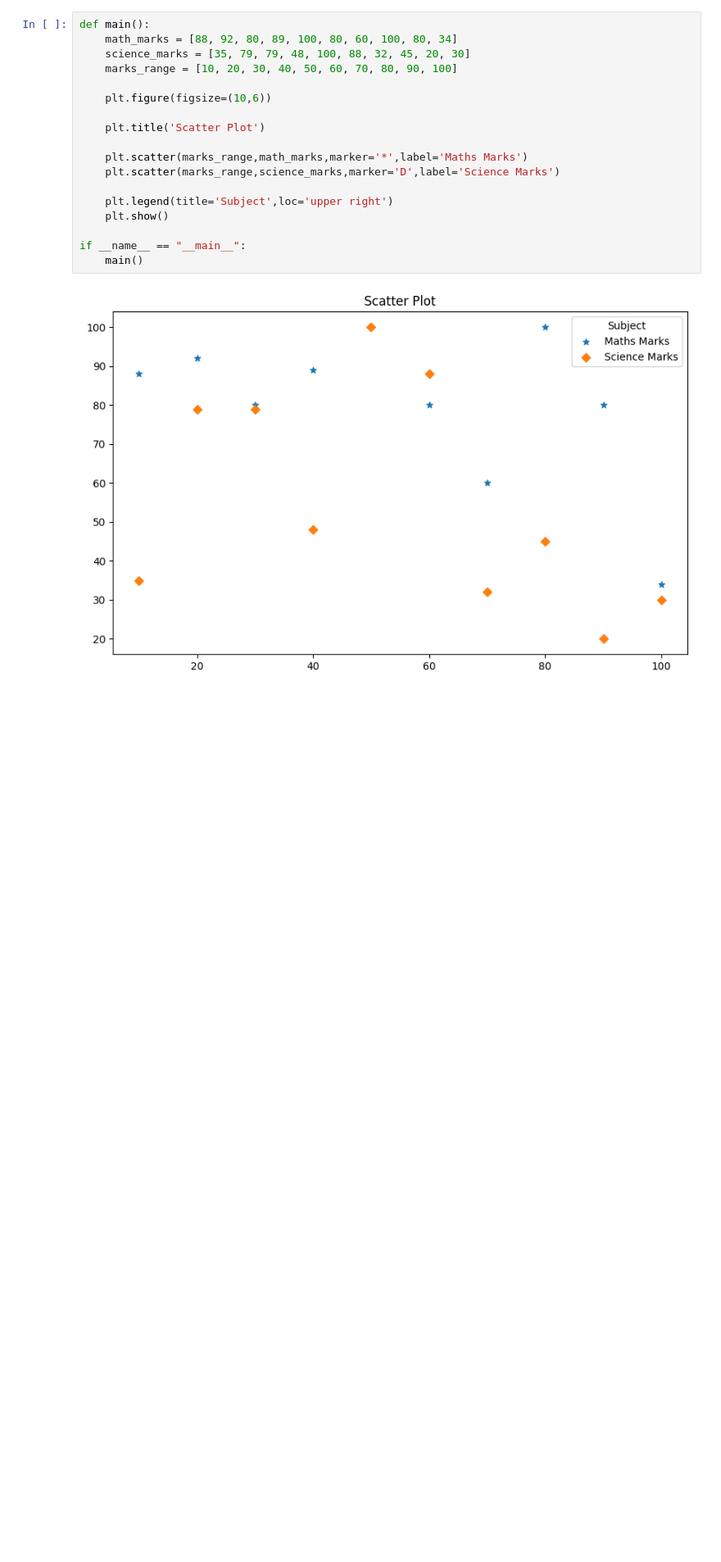
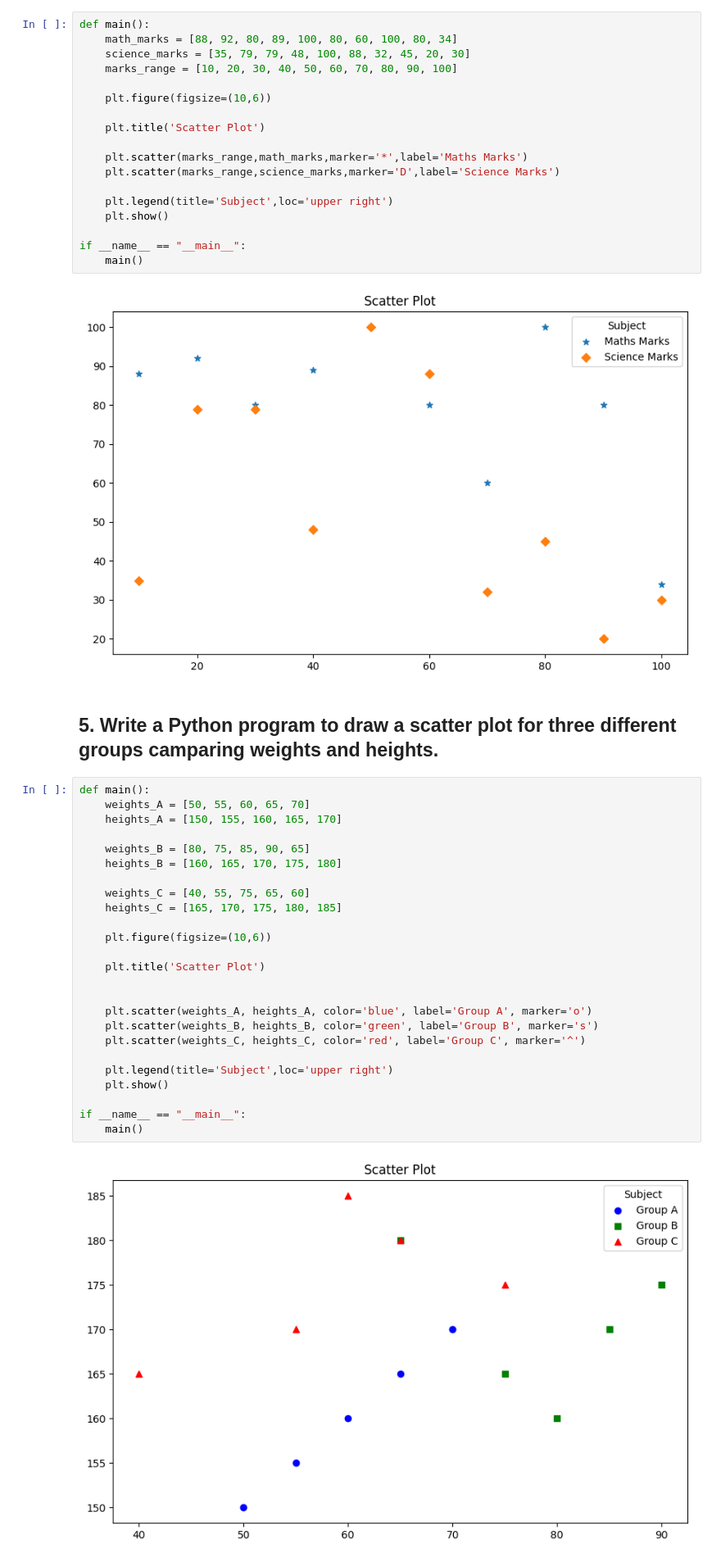
Before and after one commit to Deven5656/Python_Libraries, a Jupyter notebook: Matplotlib_Scatter_charts/scatter.ipynb, the cells around one changed output. Shown at 82% size. Saved outputs shown, nothing was run; the diff lists cells and outputs as text; blank space fills up the shorter version.

Commit message:
[Deven] Add : Python program to draw a scatter plot for three different groups camparing weights and heights.

```diff
--- a/Matplotlib_Scatter_charts/scatter.ipynb
+++ b/Matplotlib_Scatter_charts/scatter.ipynb
@@ -95,3 +95,32 @@ if __name__ == "__main__":
     main()
 # %% [output]
 [figure]
+# %% [markdown]
+## 5. Write a Python program to draw a scatter plot for three different groups camparing weights and heights.
+# %%
+def main():
+    weights_A = [50, 55, 60, 65, 70]
+    heights_A = [150, 155, 160, 165, 170]
+
+    weights_B = [80, 75, 85, 90, 65]
+    heights_B = [160, 165, 170, 175, 180]
+
+    weights_C = [40, 55, 75, 65, 60]
+    heights_C = [165, 170, 175, 180, 185]
+
+    plt.figure(figsize=(10,6))
+
+    plt.title('Scatter Plot')
+
+
+    plt.scatter(weights_A, heights_A, color='blue', label='Group A', marker='o')
+    plt.scatter(weights_B, heights_B, color='green', label='Group B', marker='s')
+    plt.scatter(weights_C, heights_C, color='red', label='Group C', marker='^')
+
+    plt.legend(title='Subject',loc='upper right')
+    plt.show()
+
+if __name__ == "__main__":
+    main()
+# %% [output]
+[figure, added]
```
Also changed, not shown: parts of 3 cells of this notebook.
